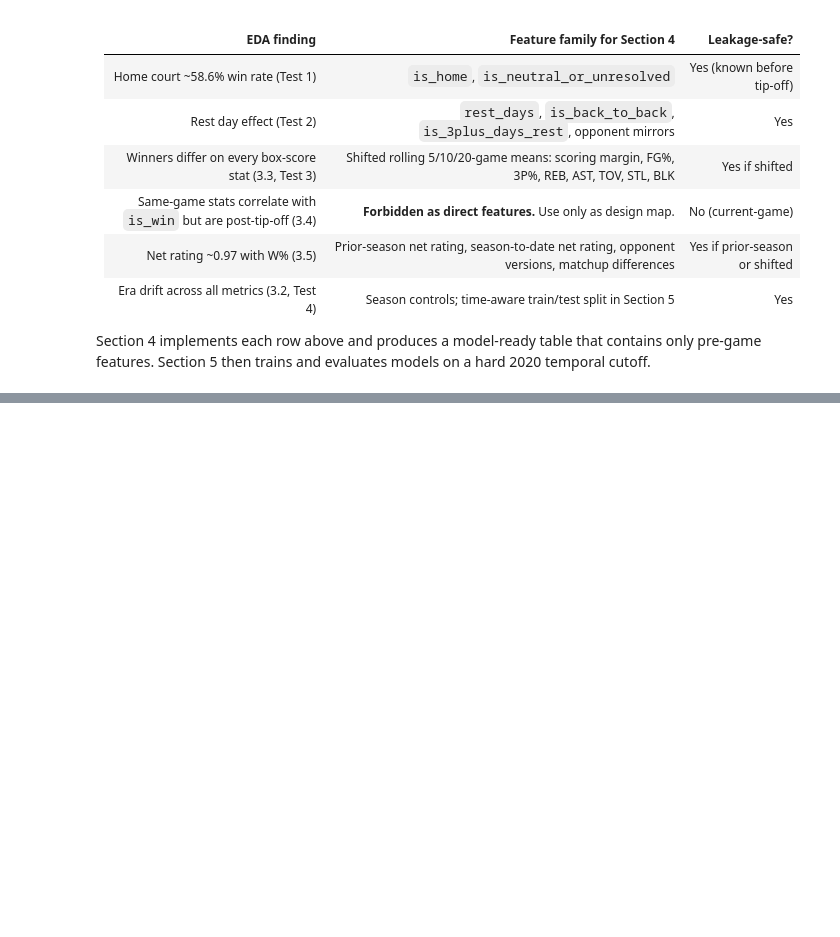
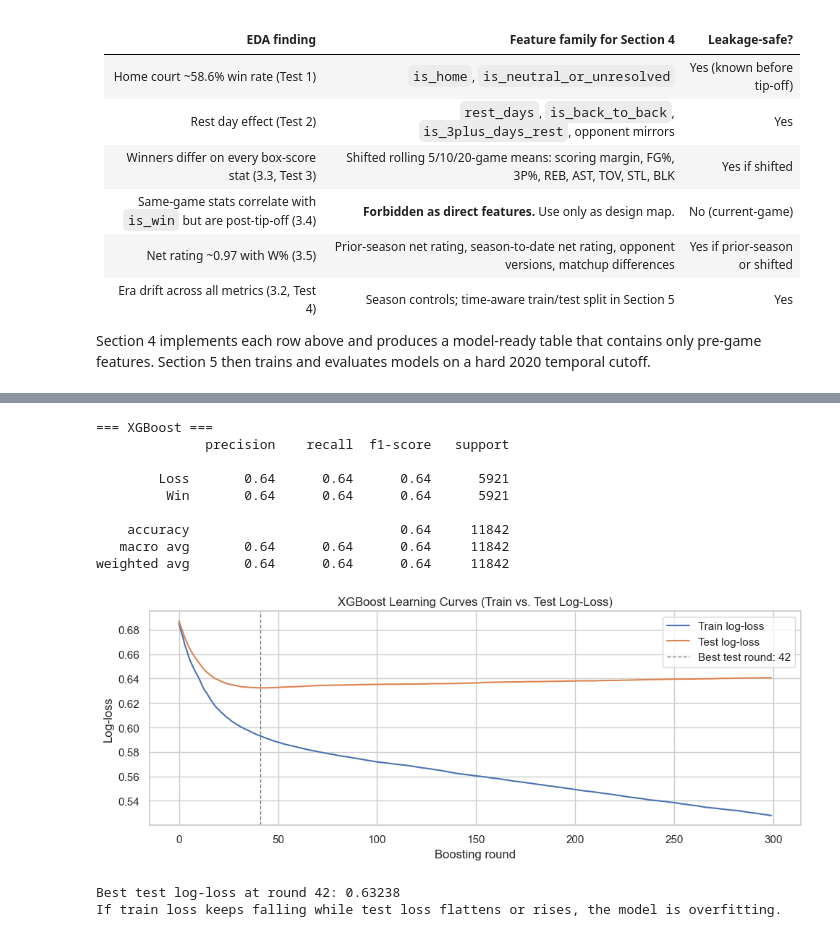
Before and after one commit to MichelFaloughi/cis5450-project, a Jupyter notebook: final_notebook.ipynb, the cells around one changed output, grey strips where cells are left out. Drawn from its saved outputs; the diff is of its cells as text; code cells hidden in the pictures; blank space fills up the shorter version.

```diff
--- a/final_notebook.ipynb
+++ b/final_notebook.ipynb
@@ -1109,0 +2086,10 @@ Section 4 implements each row above and produces a model-ready table that contai
+# %%
+rf = RandomForestClassifier(
+    n_estimators=300, max_depth=12, min_samples_leaf=10,
+    max_features='sqrt', random_state=RANDOM_STATE, n_jobs=-1,
+)
+rf.fit(X_train, y_train)
+
+rf_pred = rf.predict(X_test)
+rf_prob = rf.predict_proba(X_test)[:, 1]
+rf_result = evaluate_model('Random Forest', y_test, rf_pred, rf_prob)
@@ -1109,0 +2110,50 @@ Section 4 implements each row above and produces a model-ready table that contai
+# %%
+xgb_model = xgb.XGBClassifier(
+    n_estimators=300, max_depth=6, learning_rate=0.05,
+    subsample=0.8, colsample_bytree=0.8, min_child_weight=3,
+    gamma=0.1, eval_metric='logloss',
+    random_state=RANDOM_STATE, n_jobs=-1,
+)
+xgb_model.fit(
+    X_train, y_train,
+    eval_set=[(X_train, y_train), (X_test, y_test)],
+    verbose=False,
+)
+
+xgb_pred = xgb_model.predict(X_test)
+xgb_prob = xgb_model.predict_proba(X_test)[:, 1]
+xgb_result = evaluate_model('XGBoost', y_test, xgb_pred, xgb_prob)
+
+# Learning curves
+evals      = xgb_model.evals_result()
+train_ll   = evals['validation_0']['logloss']
+test_ll    = evals['validation_1']['logloss']
+best_round = int(np.argmin(test_ll)) + 1
+
+fig, ax = plt.subplots(figsize=(10, 4))
+ax.plot(train_ll, label='Train log-loss', linewidth=1.5)
+ax.plot(test_ll,  label='Test log-loss',  linewidth=1.5)
+ax.axvline(best_round - 1, color='gray', linestyle='--', linewidth=1,
+           label=f'Best test round: {best_round}')
+ax.set_xlabel('Boosting round')
+ax.set_ylabel('Log-loss')
+ax.set_title('XGBoost Learning Curves (Train vs. Test Log-Loss)')
+ax.legend()
+plt.tight_layout()
+plt.savefig(OUTPUT_DIR / 'xgb_learning_curves.png', dpi=150, bbox_inches='tight')
+plt.show()
+print(f'Best test log-loss at round {best_round}: {min(test_ll):.5f}')
+print('If train loss keeps falling while test loss flattens or rises, the model is overfitting.')
+# %% [output]
+=== XGBoost ===
+              precision    recall  f1-score   support
+
+        Loss       0.64      0.64      0.64      5921
+         Win       0.64      0.64      0.64      5921
+
+    accuracy                           0.64     11842
+   macro avg       0.64      0.64      0.64     11842
+weighted avg       0.64      0.64      0.64     11842
+[figure, added]
+Best test log-loss at round 42: 0.63238
+If train loss keeps falling while test loss flattens or rises, the model is overfitting.
```
Also changed, not shown: parts of 55 cells of this notebook, 10 other files.
